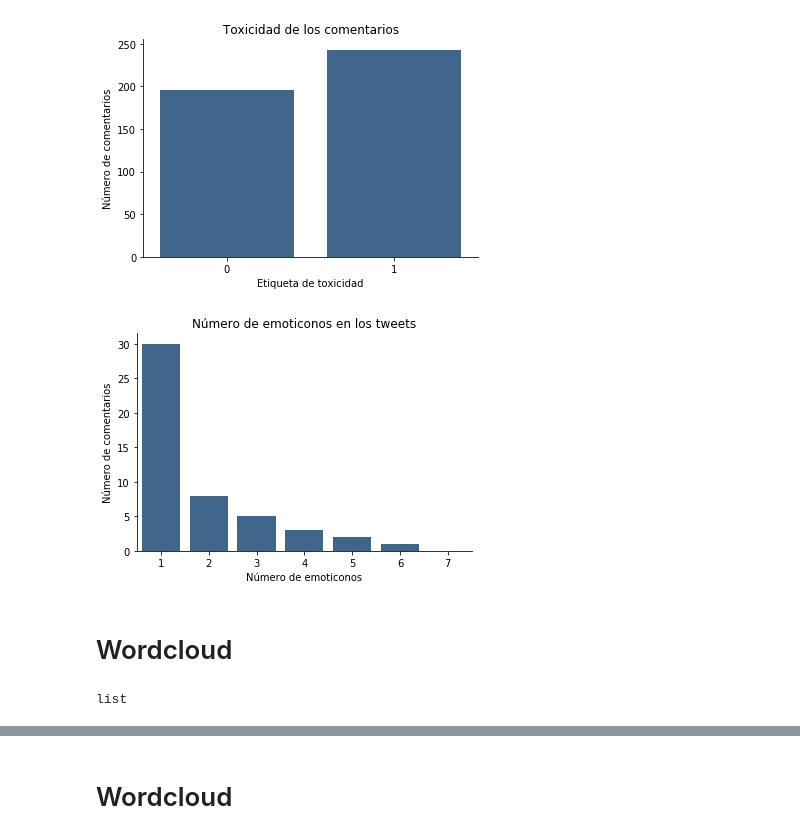
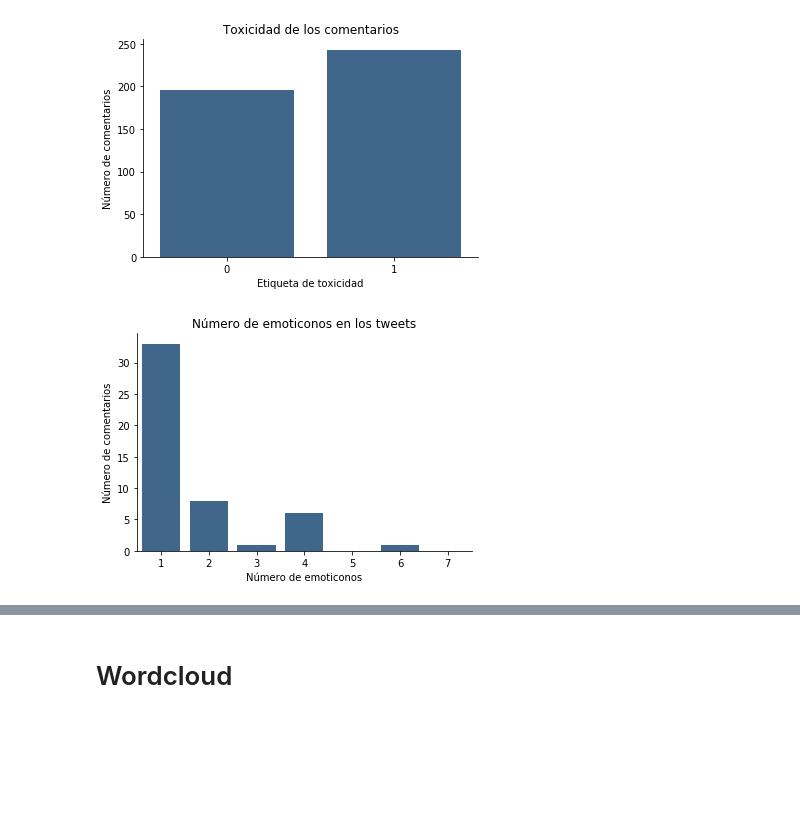
Before and after one commit to SpRdgz/TFM, a Jupyter notebook: EDA_TWEETER.ipynb, the cells around one changed output, grey strips where cells are left out. Saved outputs shown, nothing was run; the diff lists cells and outputs as text; code cells hidden in the pictures; blank space fills up the shorter version.

```diff
--- a/EDA_TWEETER.ipynb
+++ b/EDA_TWEETER.ipynb
@@ -188,2 +171,0 @@ def num_emoji(texto):
-# %%
-df['num_emoji']=df['texto'].apply(lambda txt: num_emoji(txt))
@@ -206,0 +178,5 @@ df['emojis'].iloc[27]
+# %%
+df['num_emoji']=df[df.emojis != '']['emojis'].apply(lambda txt: int(len(txt.split(' '))))
+df.num_emoji=df.num_emoji.fillna(0)
+df.num_emoji=df.num_emoji.astype(int)
+df.num_emoji.iloc[1]
@@ -267,24 +262,11 @@ plt.show()
 # %%
 #Representación del número de palabras en mayúsuclas
 #Se elimina el 0 por no ser siginificativo
-dy = sns.countplot(data=df, x='num_may',color=(0.2, 0.4, 0.6),order = list(range(df.num_emoji.min()+1,8)))
+dy = sns.countplot(data=df, x='num_emoji',color=(0.2, 0.4, 0.6),order = list(range(df.num_emoji.min()+1,8)))
 dy.set(xlabel='Número de emoticonos', ylabel = 'Número de comentarios')
 dy.spines['top'].set_color('none')
 dy.spines['right'].set_color('none')
 plt.title('Número de emoticonos en los tweets')
 plt.show()
 # %% [output]
-[figure, old version]
+[figure, new version]
-# %% [markdown]
-# Wordcloud
-# %%
-dfwc=df2
-forb=stopwords.words('spanish')
-forb.append("si")
-forb.append("va")
-forb.append("el")
-forb.append("pp")
-forb.append("besugo")
-type(forb)
-# %% [output]
-list
```
Also changed, not shown: parts of 27 cells of this notebook.
